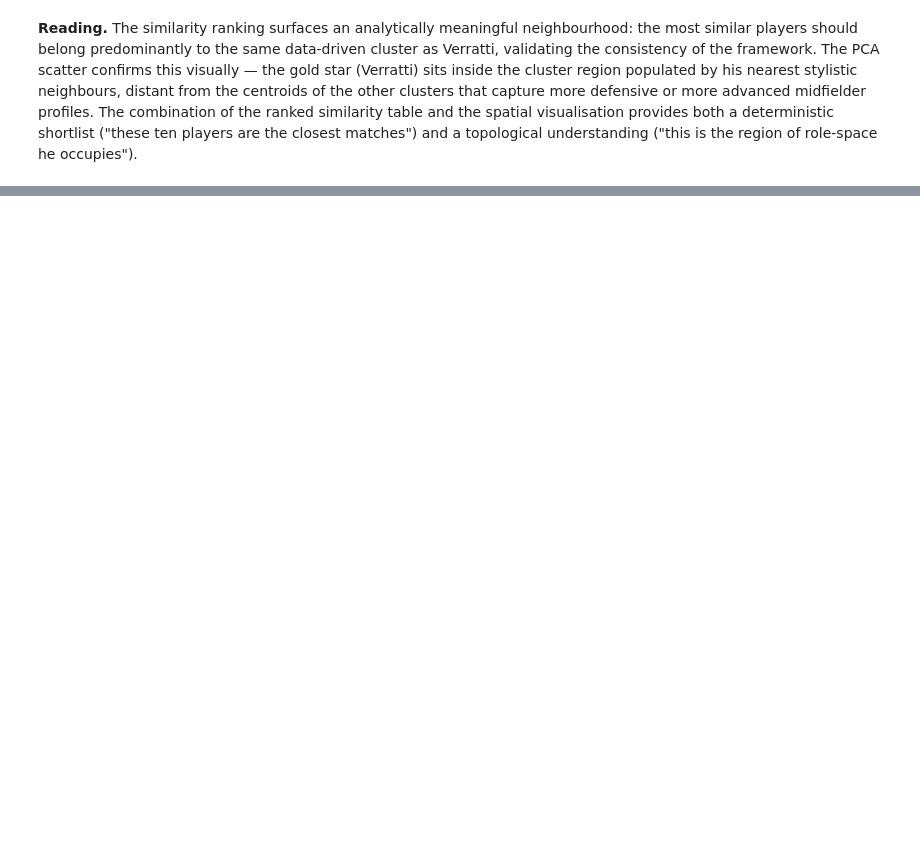
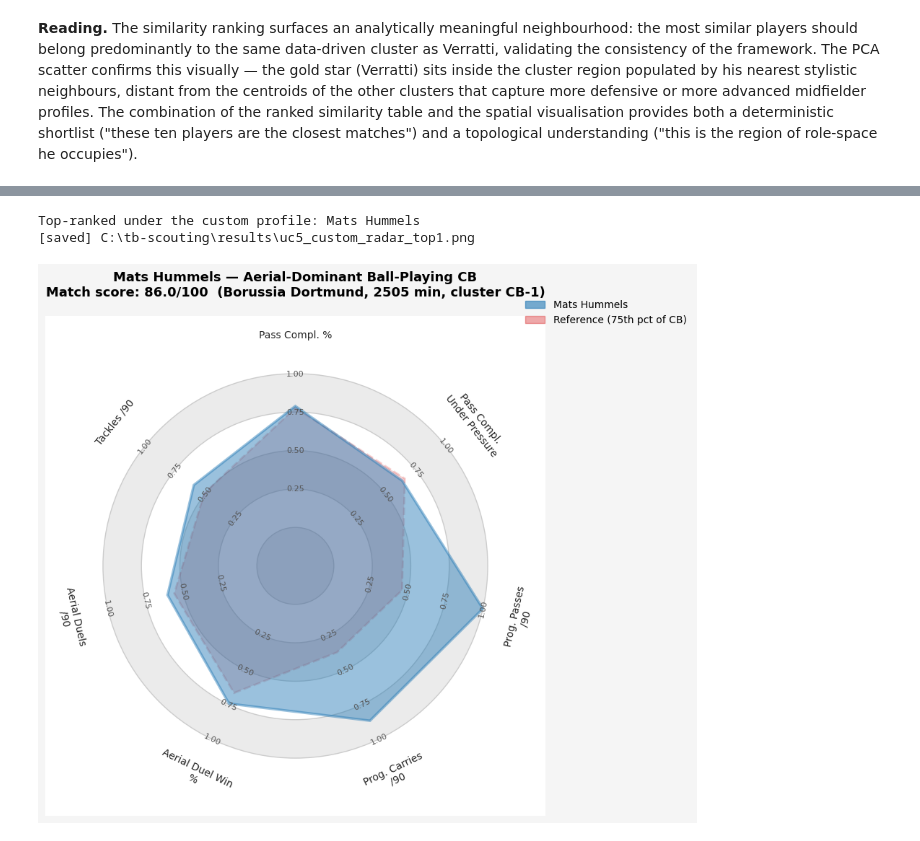
Before and after one commit to k-rossaints/tb-football-scouting-framework, a Jupyter notebook: notebooks/04_demo.ipynb, the cells around one changed output, grey strips where cells are left out. Saved outputs shown, nothing was run; the diff lists cells and outputs as text; code cells hidden in the pictures; blank space fills up the shorter version.

Commit message:
custom role search

```diff
--- a/notebooks/04_demo.ipynb
+++ b/notebooks/04_demo.ipynb
@@ -250,0 +293,21 @@ plt.show()
+# %%
+# Define the custom tactical profile — "aerial-dominant ball-playing CB"
+custom_weights = {
+    'pass_completion_rate':           3.0,
+    'pass_completion_under_pressure': 2.5,
+    'progressive_passes_p90':         2.0,
+    'progressive_carries_p90':        2.0,
+    'aerial_duel_win_rate':           3.0,   # heavier than standard BPD (0.5)
+    'aerial_duels_p90':               2.5,   # not present in standard BPD
+    'tackles_p90':                    1.0,
+}
+
+uc5_custom = custom_role_search(
+    position='CB',
+    custom_weights=custom_weights,
+    min_minutes=450,
+    top=10,
+    verbose=False,
+)
+uc5_custom.head(10)[['player_name', 'team', 'minutes_total', 'score',
+                     'cluster', 'role_label']]
@@ -250,0 +363,17 @@ plt.show()
+# %%
+# Visualise the #1 custom-ranked centre-back against the 75th-percentile reference
+top1_name = uc5_custom.iloc[0]['player_name']
+print(f'Top-ranked under the custom profile: {top1_name}')
+
+fig = plot_custom_radar(
+    player_name=top1_name,
+    custom_weights=custom_weights,
+    position='CB',
+    save_path='uc5_custom_radar_top1.png',
+    profile_label='Aerial-Dominant Ball-Playing CB',
+)
+plt.show()
+# %% [output]
+Top-ranked under the custom profile: Mats Hummels
+[saved] C:\tb-scouting\results\uc5_custom_radar_top1.png
+[figure, added]
```
Also changed, not shown: parts of 16 cells of this notebook, 6 other files.
